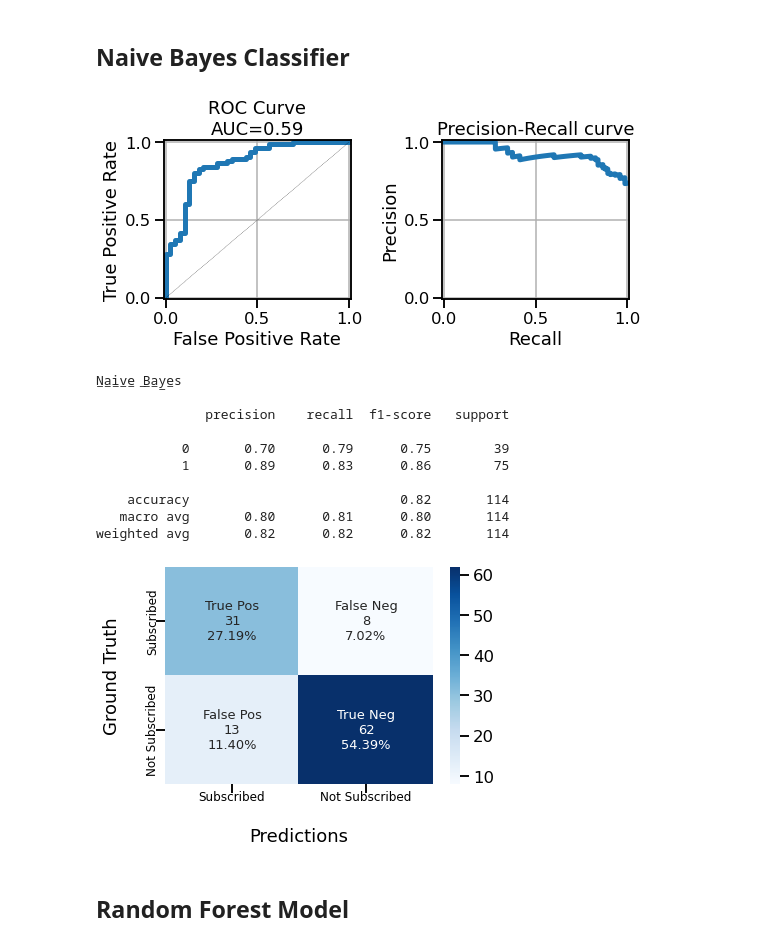
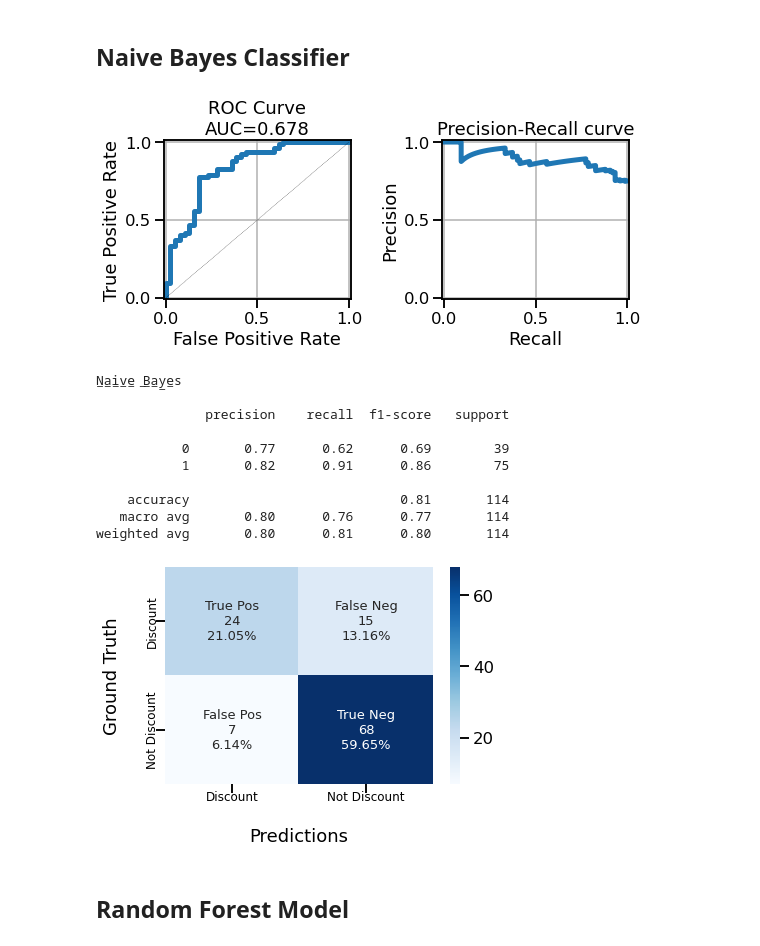
Before and after one commit to Shaun-Tan-DJ/Food-Discount-Scraper, a Jupyter notebook: FB_scraper + text classif.ipynb, the cells around one changed output. Saved outputs shown, nothing was run; the diff lists cells and outputs as text; code cells hidden in the pictures.

```diff
--- a/FB_scraper + text classif.ipynb
+++ b/FB_scraper + text classif.ipynb
@@ -140,0 +156,4 @@ df.to_csv(r'FB_post.csv', index = False)
+# %%
+# Convert all words to lowercases
+for row in range(len(df1)):
+    df1['text'][row] = df1['text'][row].lower()
@@ -140,0 +165,10 @@ df.to_csv(r'FB_post.csv', index = False)
+# %%
+from nltk.corpus import stopwords
+from nltk.tokenize import word_tokenize
+
+for row in range(len(df1)):
+    text_tokens = []
+    text_tokens = word_tokenize(df1['text'][row])
+    stem_words = [word for word in text_tokens if not word in stopwords.words()]
+    filtered_sentence = (" ").join(stem_words)
+    df1['text'][row] = filtered_sentence
@@ -140,0 +180,7 @@ df.to_csv(r'FB_post.csv', index = False)
+# %%
+from nltk.stem.snowball import SnowballStemmer
+snow_stemmer = SnowballStemmer(language='english')
+
+output = []
+for sent, row in zip(df1['text'],range(len(df1))):
+    df1['text'][row] = (" ".join([snow_stemmer.stem(i) for i in sent.split()]))
@@ -183,7 +223,7 @@ def classif_report(name, model, threshold=0.5):
     datalabels = [f"{v1}\n{v2}\n{v3}" for v1, v2, v3 in
                 zip(group_names,group_counts,group_percentages)]
     datalabels = np.asarray(datalabels).reshape(2,2)
-    axislabels = ['Subscribed', 'Not Subscribed']
+    axislabels = ['Discount', 'Not Discount']
     con_mat = sns.heatmap(cf_matrix, annot=datalabels, fmt='', cmap='Blues', annot_kws={"size": 13}, xticklabels= axislabels, yticklabels=axislabels)
     con_mat.set_xticklabels(con_mat.get_xmajorticklabels(), fontsize = 12, verticalalignment = 'center', horizontalalignment = 'center')
     con_mat.set_yticklabels(con_mat.get_ymajorticklabels(), fontsize = 12, verticalalignment = 'center', horizontalalignment = 'center', rotation=90)
@@ -265,23 +305,23 @@ text_clf_gbc = Pipeline([('tfidf', TfidfVectorizer()),
 text_clf_nb.fit(X_train, y_train)
 RocCurve(text_clf_nb)
 # %% [output]
-[figure, old version]
+[figure, new version]
 # %%
-nb_threshold = 0.7
+nb_threshold = 0.6
 nb_pred = np.where(text_clf_nb.predict_proba(X_test)[:,1]>=nb_threshold, 1, 0)
 classif_report('Naive Bayes', text_clf_nb, nb_threshold)
 # %% [output]
 N̲a̲i̲v̲e̲ ̲B̲a̲y̲e̲s
 
               precision    recall  f1-score   support
 
-           0       0.70      0.79      0.75        39
-           1       0.89      0.83      0.86        75
+           0       0.77      0.62      0.69        39
+           1       0.82      0.91      0.86        75
 
-    accuracy                           0.82       114
-   macro avg       0.80      0.81      0.80       114
-weighted avg       0.82      0.82      0.82       114
+    accuracy                           0.81       114
+   macro avg       0.80      0.76      0.77       114
+weighted avg       0.80      0.81      0.80       114
-[figure, old version]
+[figure, new version]
 # %% [markdown]
 ## Random Forest Model
 # %%
```
Also changed, not shown: parts of 10 cells of this notebook.
